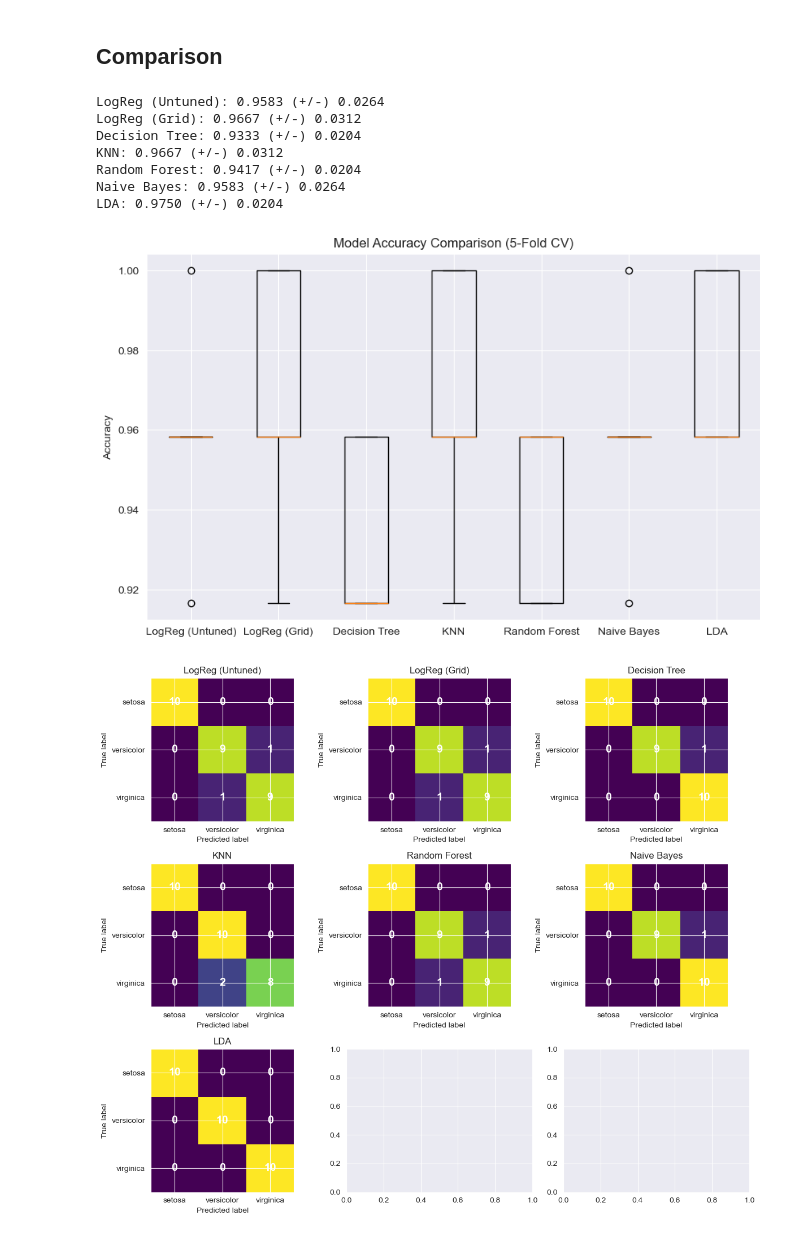
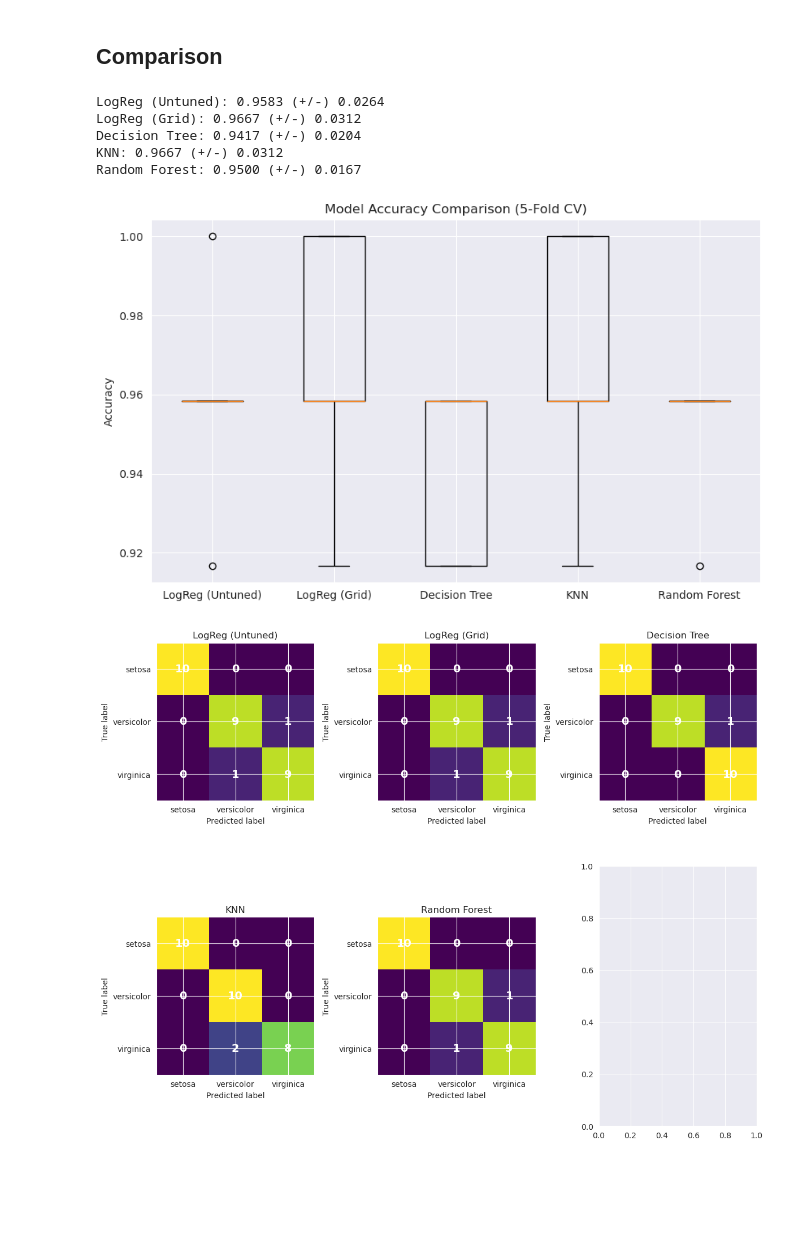
Before and after one commit to pascalweidner/IrisFlowerClassification, a Jupyter notebook: irisFlowerClass.ipynb, the cells around one changed output. Cells and saved outputs as stored; diff of their text form; code cells hidden in the pictures; blank space fills up the shorter version.

Commit message:
finished model comparison and added a readme

```diff
--- a/irisFlowerClass.ipynb
+++ b/irisFlowerClass.ipynb
@@ -318,9 +297,7 @@ models = [
     ('LogReg (Grid)', grid_logreg.best_estimator_),
     ('Decision Tree', grid_tree.best_estimator_),
     ('KNN', grid_knn.best_estimator_),
-    ('Random Forest', grid_forest.best_estimator_),
-    ('Naive Bayes', gnb_model.fit(X_train_scaled, y_train)),
-    ('LDA', lda_model.fit(X_train_scaled, y_train))
+    ('Random Forest', grid_forest.best_estimator_)
 ]
 
 results = []
@@ -340,29 +317,27 @@ plt.show()
 # %% [output]
 LogReg (Untuned): 0.9583 (+/-) 0.0264
 LogReg (Grid): 0.9667 (+/-) 0.0312
-Decision Tree: 0.9333 (+/-) 0.0204
+Decision Tree: 0.9417 (+/-) 0.0204
 KNN: 0.9667 (+/-) 0.0312
-Random Forest: 0.9417 (+/-) 0.0204
-Naive Bayes: 0.9583 (+/-) 0.0264
-LDA: 0.9750 (+/-) 0.0204
+Random Forest: 0.9500 (+/-) 0.0167
-[figure, old version]
+[figure, new version]
 # %%
 from sklearn.metrics import ConfusionMatrixDisplay
 
-fig, axes = plt.subplots(3, 3, figsize=(12, 10))
+fig, axes = plt.subplots(2, 3, figsize=(12, 10))
 axes = axes.ravel()
 
 for i, (name, model) in enumerate(models):
     ConfusionMatrixDisplay.from_estimator(
         model, X_test_scaled, y_test,
         display_labels=iris.target_names,
         ax=axes[i],
         colorbar=False,
         text_kw={'color': 'white', 'fontsize': 14, 'fontweight': 'bold'}
     )
     axes[i].set_title(name)
 
 plt.tight_layout()
 plt.show()
 # %% [output]
-[figure, old version]
+[figure, new version]
```
Also changed, not shown: parts of 21 cells of this notebook, 1 other file.
